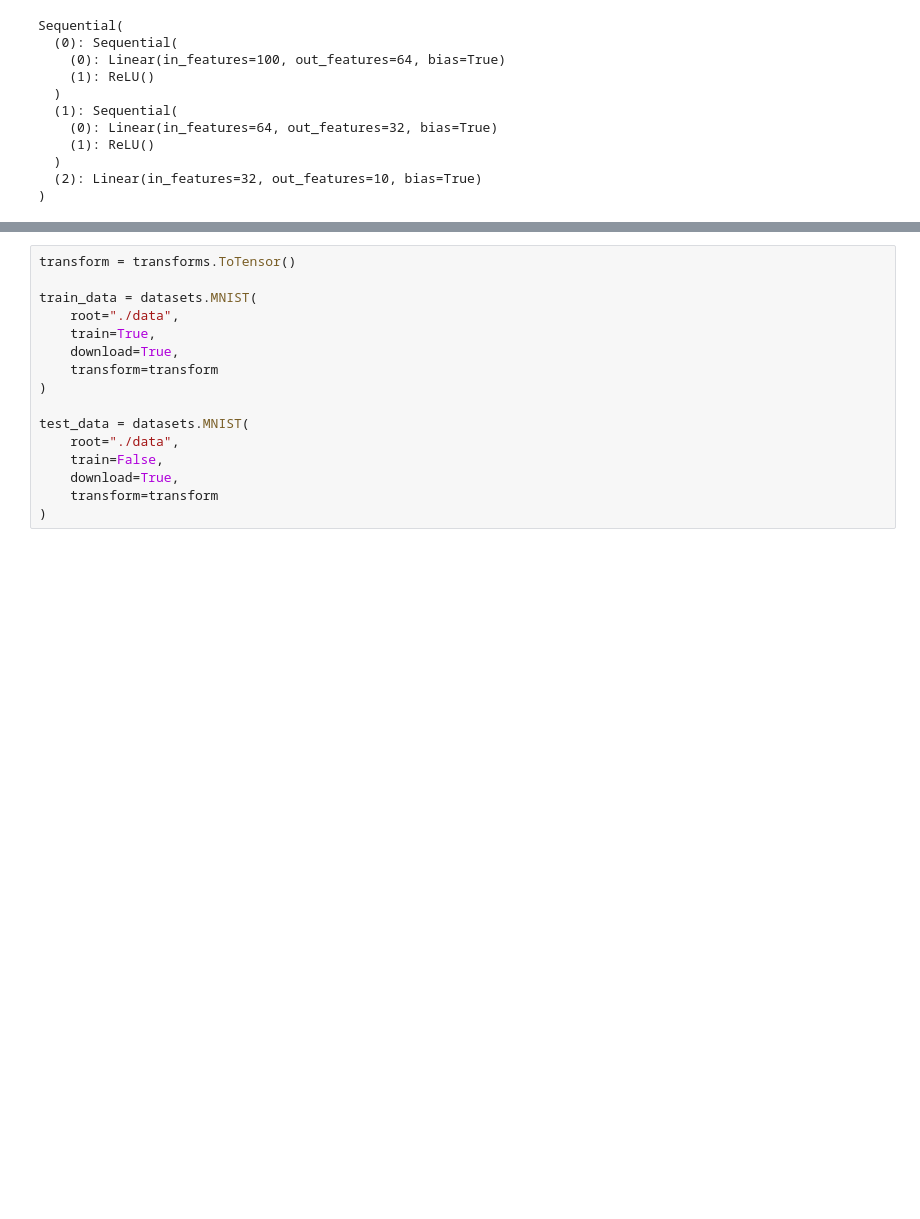
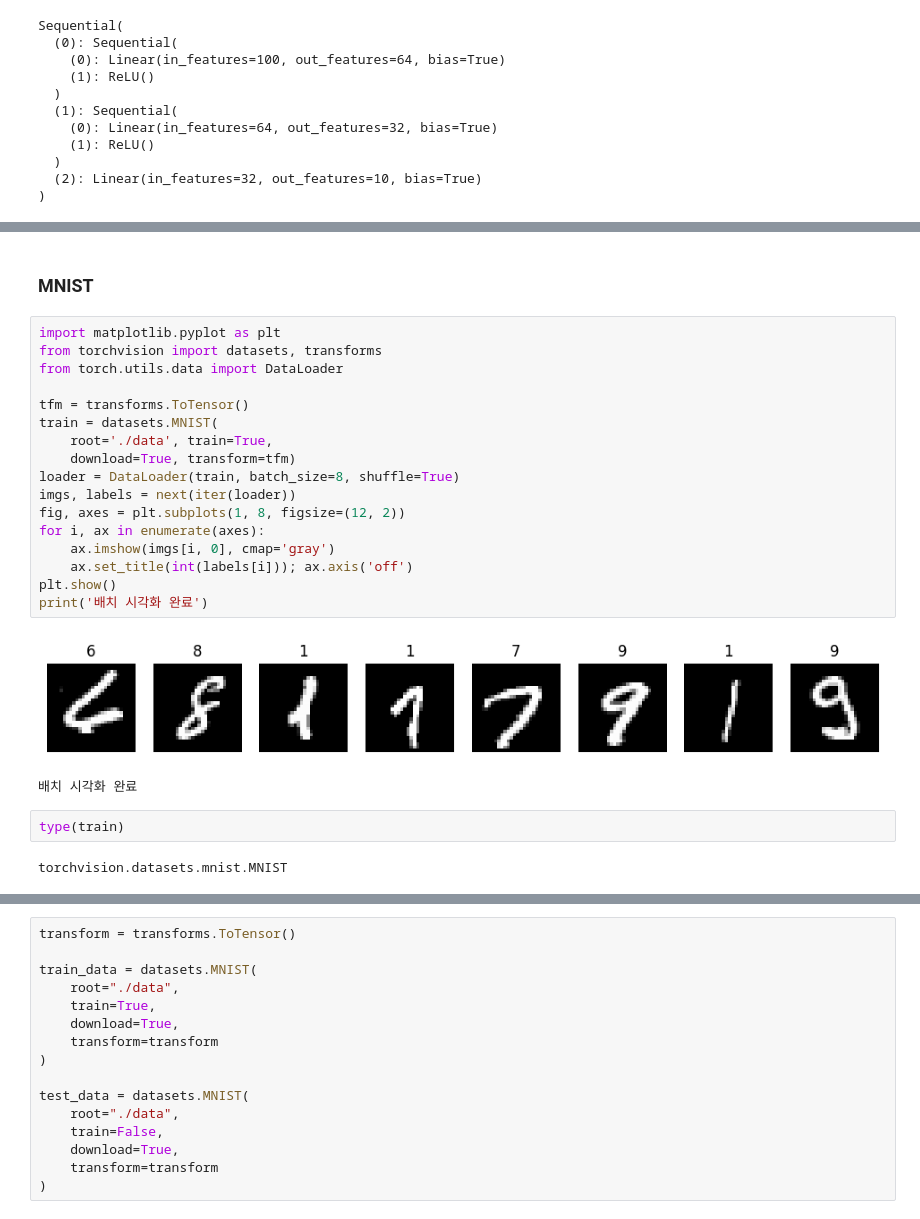
Before and after one commit to kjh4528/picture_diary, a Jupyter notebook: 06_pytorch_basic/02.ipynb, the cells around one changed output, grey strips where cells are left out. Saved outputs shown, nothing was run; the diff lists cells and outputs as text; blank space fills up the shorter version.

```diff
--- a/06_pytorch_basic/02.ipynb
+++ b/06_pytorch_basic/02.ipynb
@@ -154,0 +172,26 @@ from torch.utils.data import DataLoader
+# %% [markdown]
+### MNIST
+# %%
+import matplotlib.pyplot as plt
+from torchvision import datasets, transforms
+from torch.utils.data import DataLoader
+
+tfm = transforms.ToTensor()
+train = datasets.MNIST(
+    root='./data', train=True,
+    download=True, transform=tfm)
+loader = DataLoader(train, batch_size=8, shuffle=True)
+imgs, labels = next(iter(loader))
+fig, axes = plt.subplots(1, 8, figsize=(12, 2))
+for i, ax in enumerate(axes):
+    ax.imshow(imgs[i, 0], cmap='gray')
+    ax.set_title(int(labels[i])); ax.axis('off')
+plt.show()
+print('배치 시각화 완료')
+# %% [output]
+[figure, added]
+배치 시각화 완료
+# %%
+type(train)
+# %% [output]
+torchvision.datasets.mnist.MNIST
```
Also changed, not shown: parts of 13 cells of this notebook.
